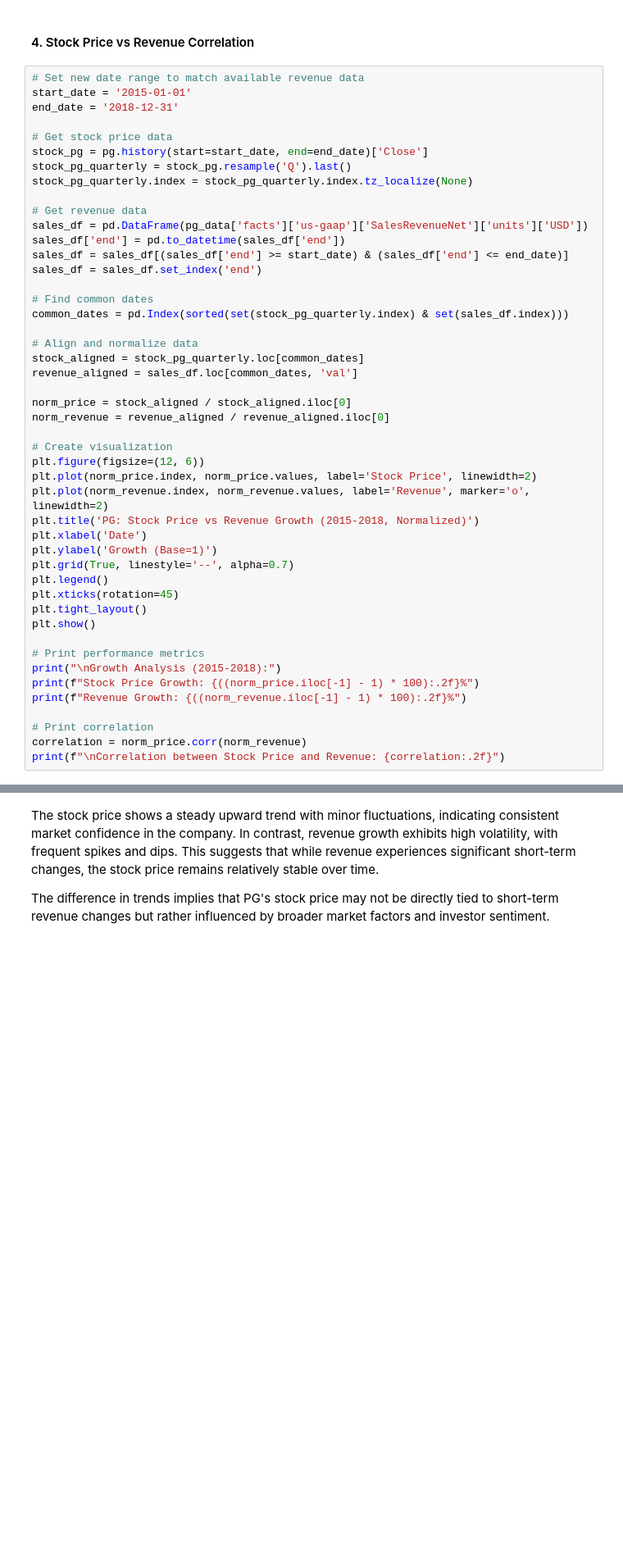
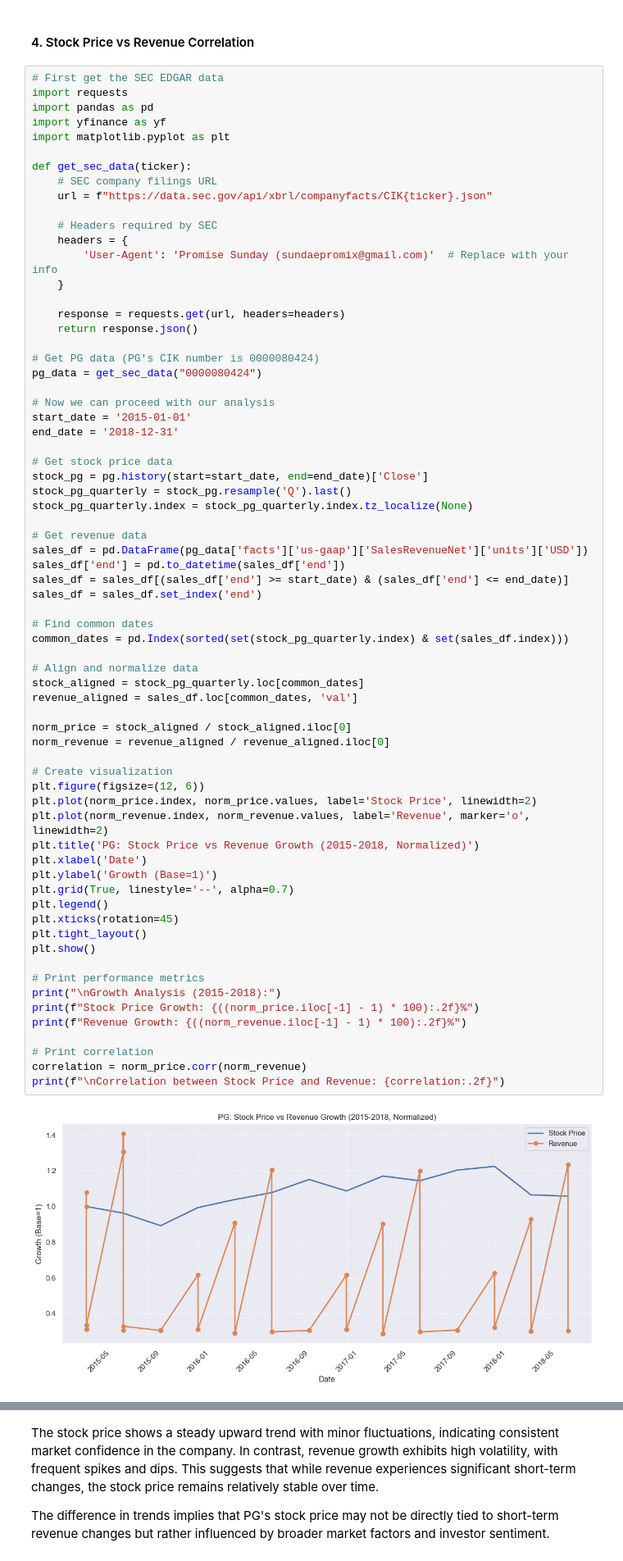
Before and after one commit to sundaepromix/Stock_Market_Trend_Analysis, a Jupyter notebook: EDA_part_1.ipynb, the cells around one changed output, grey strips where cells are left out. Shown at 82% size. Drawn from its saved outputs; the diff is of its cells as text; blank space fills up the shorter version.

```diff
--- a/EDA_part_1.ipynb
+++ b/EDA_part_1.ipynb
@@ -489,7 +580,28 @@ print(f"Equity: {balance_jnj.loc['Stockholders Equity'].iloc[-1]/1e9:.2f}B")
 # %% [markdown]
 #### 4. Stock Price vs Revenue Correlation
 # %%
-# Set new date range to match available revenue data
+# First get the SEC EDGAR data
+import requests
+import pandas as pd
+import yfinance as yf
+import matplotlib.pyplot as plt
+
+def get_sec_data(ticker):
+    # SEC company filings URL
+    url = f"https://data.sec.gov/api/xbrl/companyfacts/CIK{ticker}.json"
+
+    # Headers required by SEC
+    headers = {
+        'User-Agent': 'Promise Sunday (sundaepromix@gmail.com)'  # Replace with your info
+    }
+
+    response = requests.get(url, headers=headers)
+    return response.json()
+
+# Get PG data (PG's CIK number is 0000080424)
+pg_data = get_sec_data("0000080424")
+
+# Now we can proceed with our analysis
 start_date = '2015-01-01'
 end_date = '2018-12-31'
 
@@ -508,30 +620,32 @@ sales_df = sales_df.set_index('end')
 common_dates = pd.Index(sorted(set(stock_pg_quarterly.index) & set(sales_df.index)))
 
 # Align and normalize data
 stock_aligned = stock_pg_quarterly.loc[common_dates]
 revenue_aligned = sales_df.loc[common_dates, 'val']
 
 norm_price = stock_aligned / stock_aligned.iloc[0]
 norm_revenue = revenue_aligned / revenue_aligned.iloc[0]
 
 # Create visualization
 plt.figure(figsize=(12, 6))
 plt.plot(norm_price.index, norm_price.values, label='Stock Price', linewidth=2)
 plt.plot(norm_revenue.index, norm_revenue.values, label='Revenue', marker='o', linewidth=2)
 plt.title('PG: Stock Price vs Revenue Growth (2015-2018, Normalized)')
 plt.xlabel('Date')
 plt.ylabel('Growth (Base=1)')
 plt.grid(True, linestyle='--', alpha=0.7)
 plt.legend()
 plt.xticks(rotation=45)
 plt.tight_layout()
 plt.show()
 
 # Print performance metrics
 print("\nGrowth Analysis (2015-2018):")
 print(f"Stock Price Growth: {((norm_price.iloc[-1] - 1) * 100):.2f}%")
 print(f"Revenue Growth: {((norm_revenue.iloc[-1] - 1) * 100):.2f}%")
 
 # Print correlation
 correlation = norm_price.corr(norm_revenue)
 print(f"\nCorrelation between Stock Price and Revenue: {correlation:.2f}")
+# %% [output]
+[figure, added]
```
Also changed, not shown: parts of 24 cells of this notebook, 2 other files.
